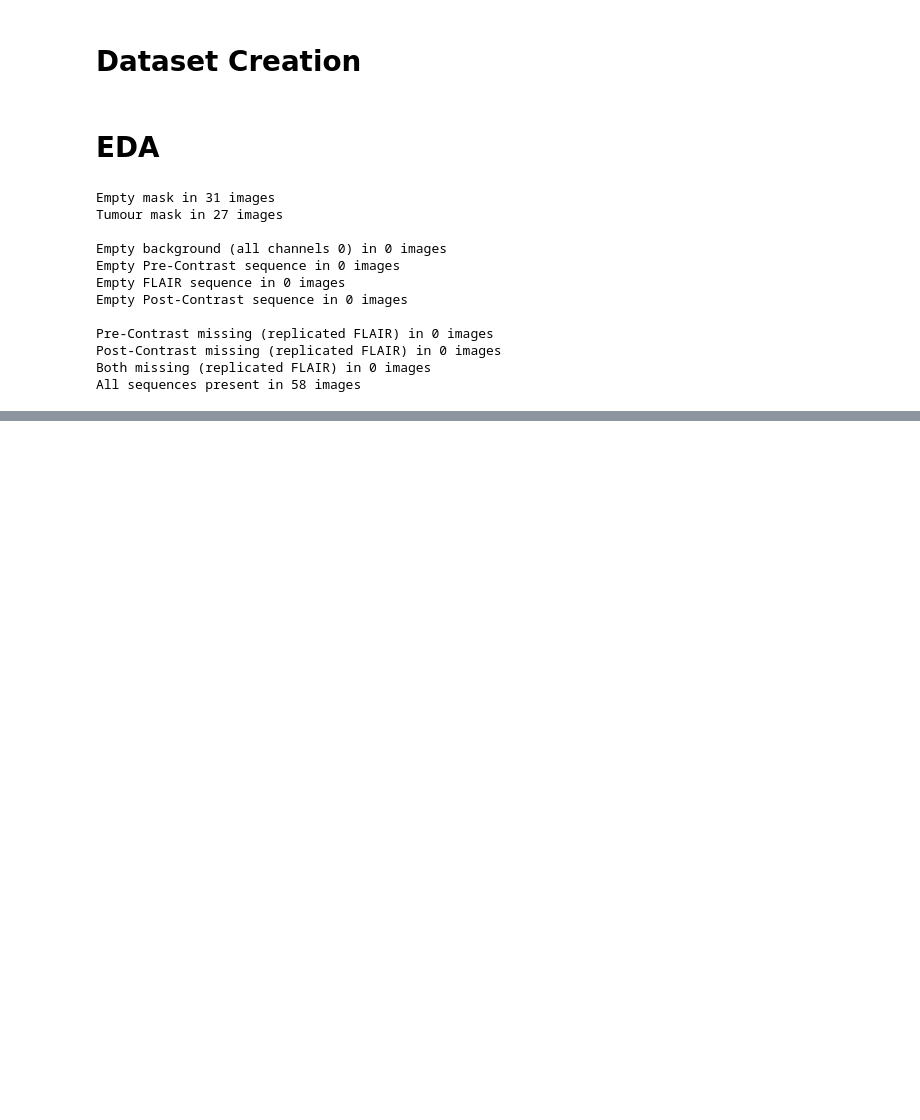
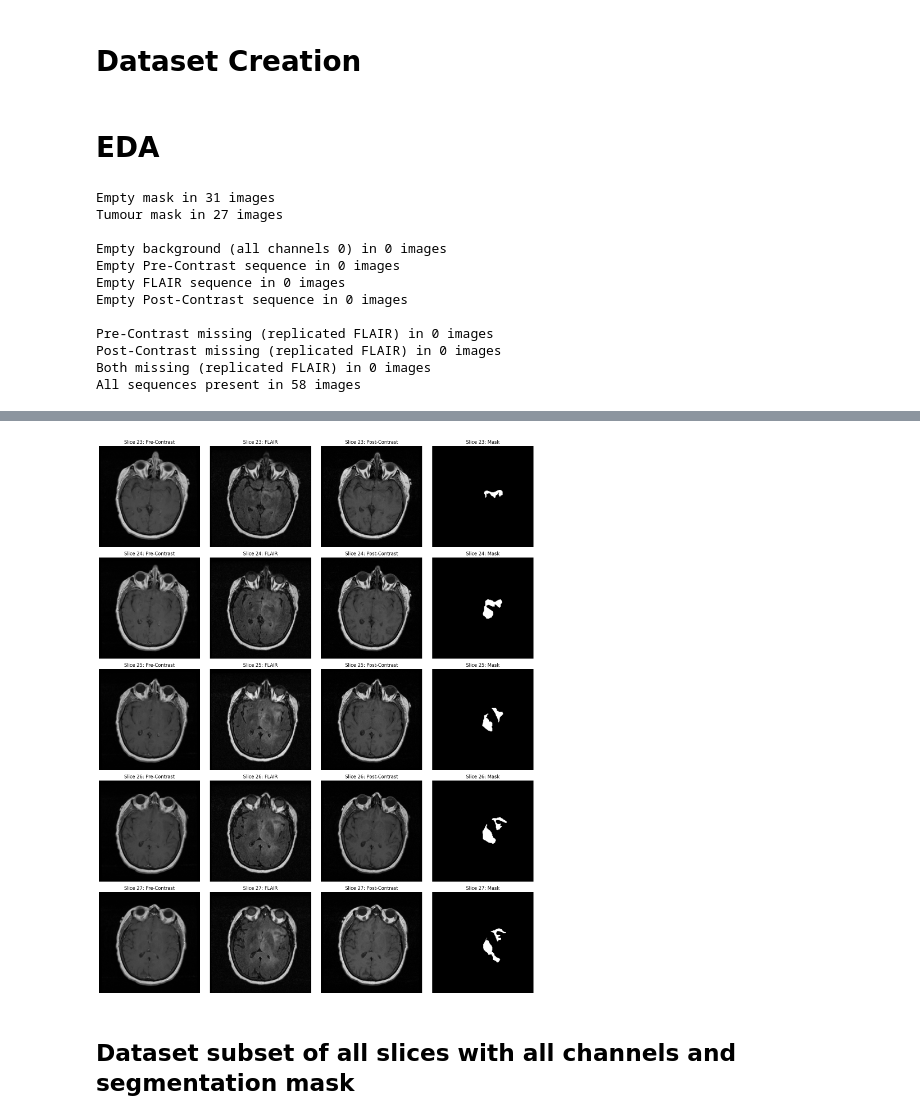
Before and after one commit to slyofzero/MRI-Segmentation, a Jupyter notebook: Patient-Wise EDA.ipynb, the cells around one changed output, grey strips where cells are left out. Saved outputs shown, nothing was run; the diff lists cells and outputs as text; code cells hidden in the pictures; blank space fills up the shorter version.

```diff
--- a/Patient-Wise EDA.ipynb
+++ b/Patient-Wise EDA.ipynb
@@ -348,0 +399,24 @@ plt.imshow(pw_mri_ds[13][0][0][0])
+# %%
+contains_empty_seqs = missing_stats["has_empty_pre_slices"].union(missing_stats["has_empty_flair_slices"]).union(missing_stats["has_empty_post_slices"])
+contains_all_seqs   = list(set(range(len(pw_mri_ds))) - contains_empty_seqs)
+# %%
+p_slices, p_masks = pw_mri_ds[contains_all_seqs[0]]
+p_stats = calc_stats(p_slices, p_masks)
+
+print(f"Empty mask in {len(p_stats['empty_mask'])} images")
+print(f"Tumour mask in {len(p_stats['tumour_mask'])} images")
+
+print()
+
+print(f"Empty background (all channels 0) in {len(p_stats['empty_background'])} images")
+
+print(f"Empty Pre-Contrast sequence in {len(p_stats['empty_pre'])} images")
+print(f"Empty FLAIR sequence in {len(p_stats['empty_flair'])} images")
+print(f"Empty Post-Contrast sequence in {len(p_stats['empty_post'])} images")
+
+print()
+
+print(f"Pre-Contrast missing (replicated FLAIR) in {len(p_stats['pre_missing'])} images")
+print(f"Post-Contrast missing (replicated FLAIR) in {len(p_stats['post_missing'])} images")
+print(f"Both missing (replicated FLAIR) in {len(p_stats['both_missing'])} images")
+print(f"All sequences present in {len(p_stats['all_present'])} images")
@@ -348,0 +436,6 @@ plt.imshow(pw_mri_ds[13][0][0][0])
+# %%
+plot_patient_mri_slices(0, slice_idxs=p_stats["tumour_mask"], shuffle=False, separate_channels=True)
+# %% [output]
+[figure, added]
+# %% [markdown]
+## Dataset subset of all slices with all channels and segmentation mask
```
Also changed, not shown: parts of 13 cells of this notebook.
